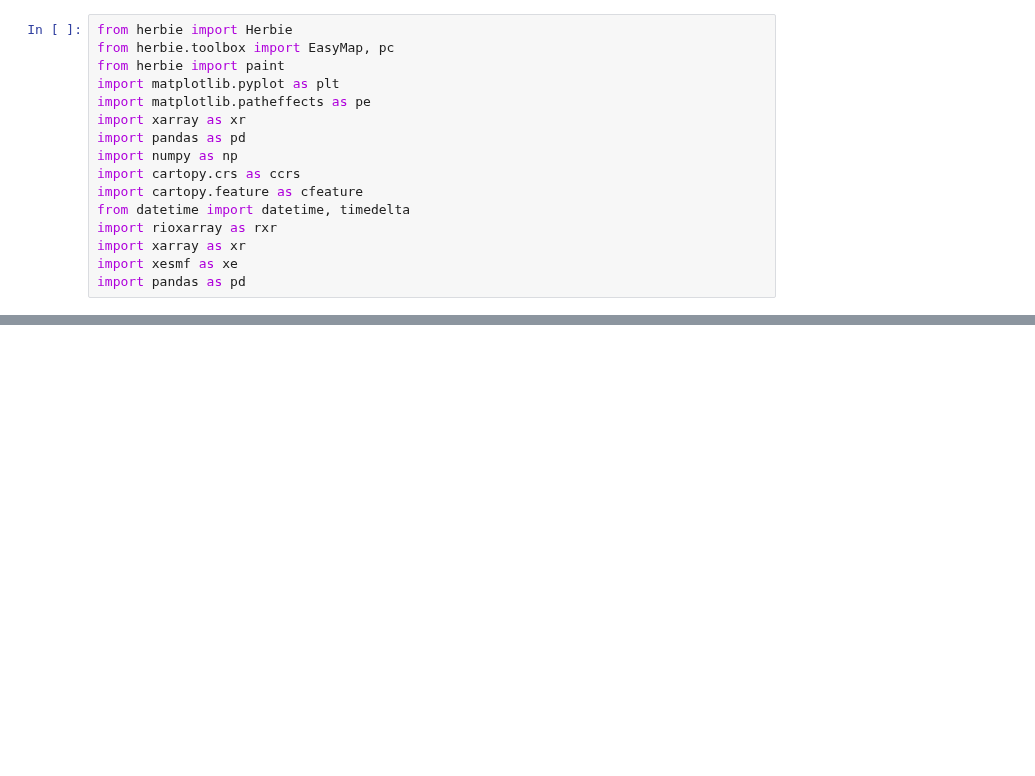
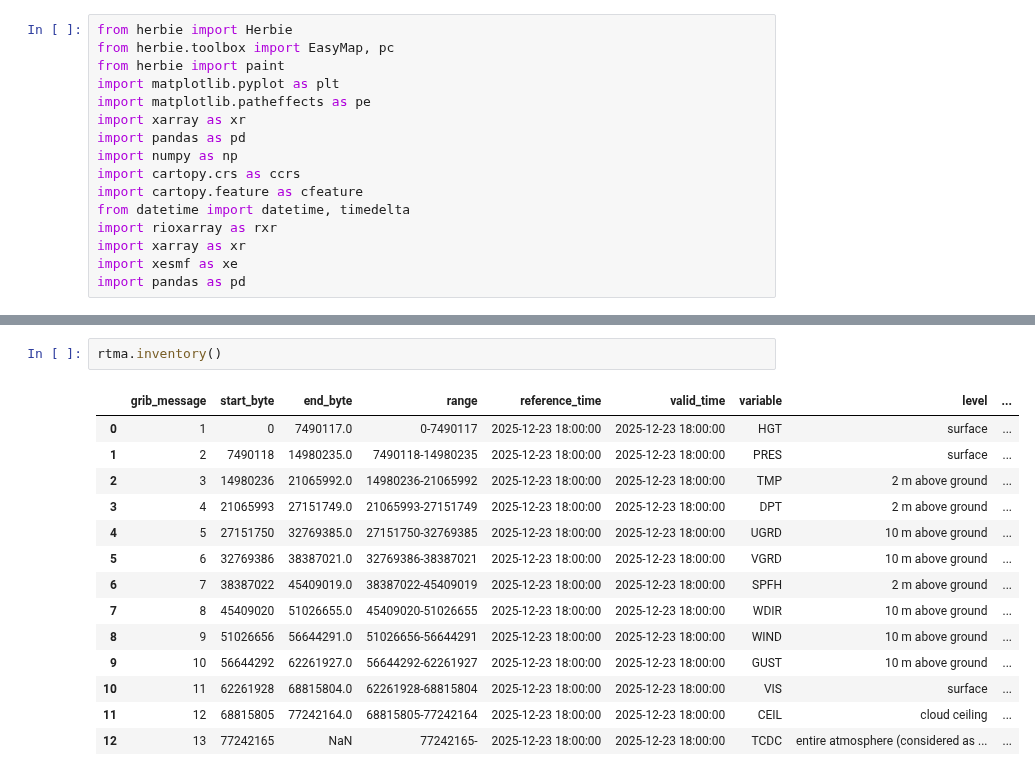
Before and after one commit to john-bn/DAG_ModelComparison, a Jupyter notebook: Comparator_StandardXarray.ipynb, the cells around one changed output, grey strips where cells are left out. Saved outputs shown, nothing was run; the diff lists cells and outputs as text; blank space fills up the shorter version.

```diff
--- a/Comparator_StandardXarray.ipynb
+++ b/Comparator_StandardXarray.ipynb
@@ -159,0 +160,17 @@ plt.show()
+# %%
+rtma.inventory()
+# %% [output]
+|  | grib_message | start_byte | end_byte | range | reference_time | valid_time | variable | level | ... |
+| 0 | 1 | 0 | 7490117.0 | 0-7490117 | 2025-12-23 18:00:00 | 2025-12-23 18:00:00 | HGT | surface | ... |
+| 1 | 2 | 7490118 | 14980235.0 | 7490118-14980235 | 2025-12-23 18:00:00 | 2025-12-23 18:00:00 | PRES | surface | ... |
+| 2 | 3 | 14980236 | 21065992.0 | 14980236-21065992 | 2025-12-23 18:00:00 | 2025-12-23 18:00:00 | TMP | 2 m above ground | ... |
+| 3 | 4 | 21065993 | 27151749.0 | 21065993-27151749 | 2025-12-23 18:00:00 | 2025-12-23 18:00:00 | DPT | 2 m above ground | ... |
+| 4 | 5 | 27151750 | 32769385.0 | 27151750-32769385 | 2025-12-23 18:00:00 | 2025-12-23 18:00:00 | UGRD | 10 m above ground | ... |
+| 5 | 6 | 32769386 | 38387021.0 | 32769386-38387021 | 2025-12-23 18:00:00 | 2025-12-23 18:00:00 | VGRD | 10 m above ground | ... |
+| 6 | 7 | 38387022 | 45409019.0 | 38387022-45409019 | 2025-12-23 18:00:00 | 2025-12-23 18:00:00 | SPFH | 2 m above ground | ... |
+| 7 | 8 | 45409020 | 51026655.0 | 45409020-51026655 | 2025-12-23 18:00:00 | 2025-12-23 18:00:00 | WDIR | 10 m above ground | ... |
+| 8 | 9 | 51026656 | 56644291.0 | 51026656-56644291 | 2025-12-23 18:00:00 | 2025-12-23 18:00:00 | WIND | 10 m above ground | ... |
+| 9 | 10 | 56644292 | 62261927.0 | 56644292-62261927 | 2025-12-23 18:00:00 | 2025-12-23 18:00:00 | GUST | 10 m above ground | ... |
+| 10 | 11 | 62261928 | 68815804.0 | 62261928-68815804 | 2025-12-23 18:00:00 | 2025-12-23 18:00:00 | VIS | surface | ... |
+| 11 | 12 | 68815805 | 77242164.0 | 68815805-77242164 | 2025-12-23 18:00:00 | 2025-12-23 18:00:00 | CEIL | cloud ceiling | ... |
+| 12 | 13 | 77242165 | NaN | 77242165- | 2025-12-23 18:00:00 | 2025-12-23 18:00:00 | TCDC | entire atmosphere (considered as ... | ... |
```
Also changed, not shown: parts of 3 cells of this notebook, 1 other file.
